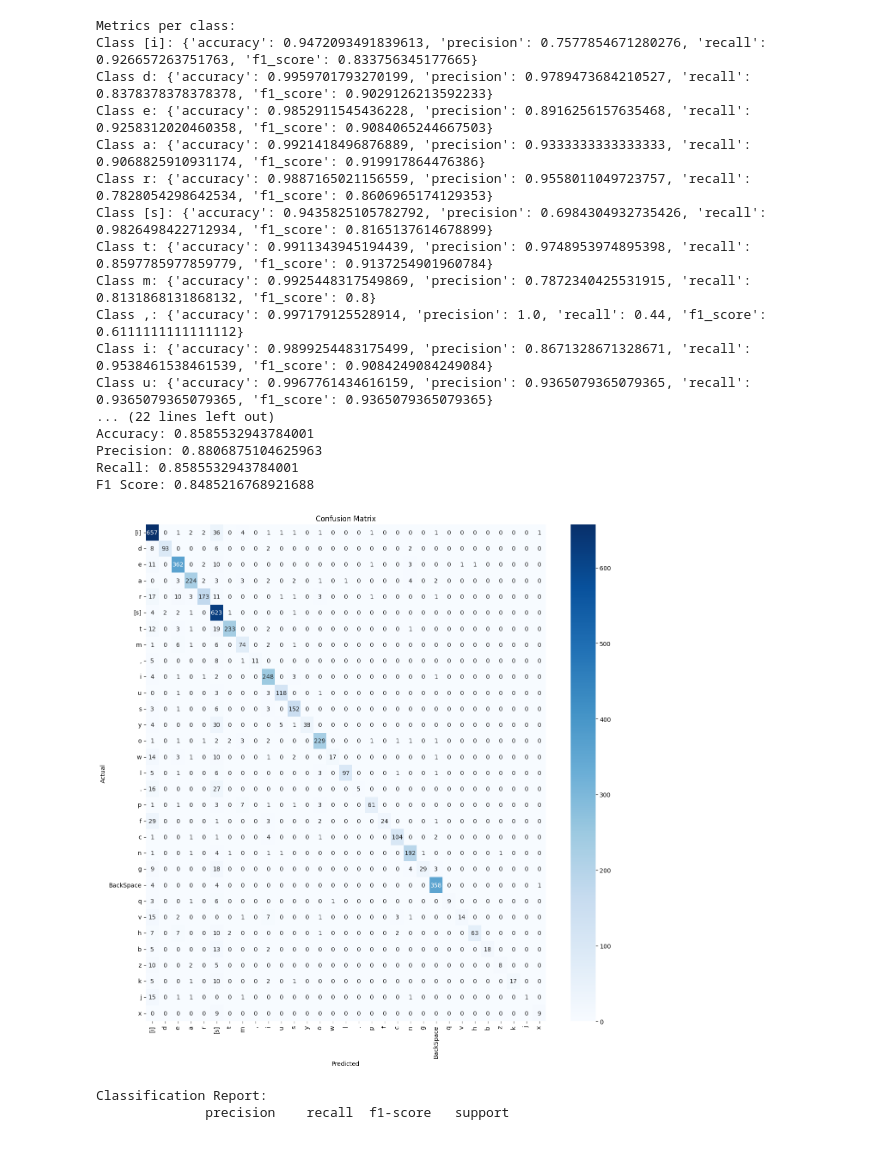
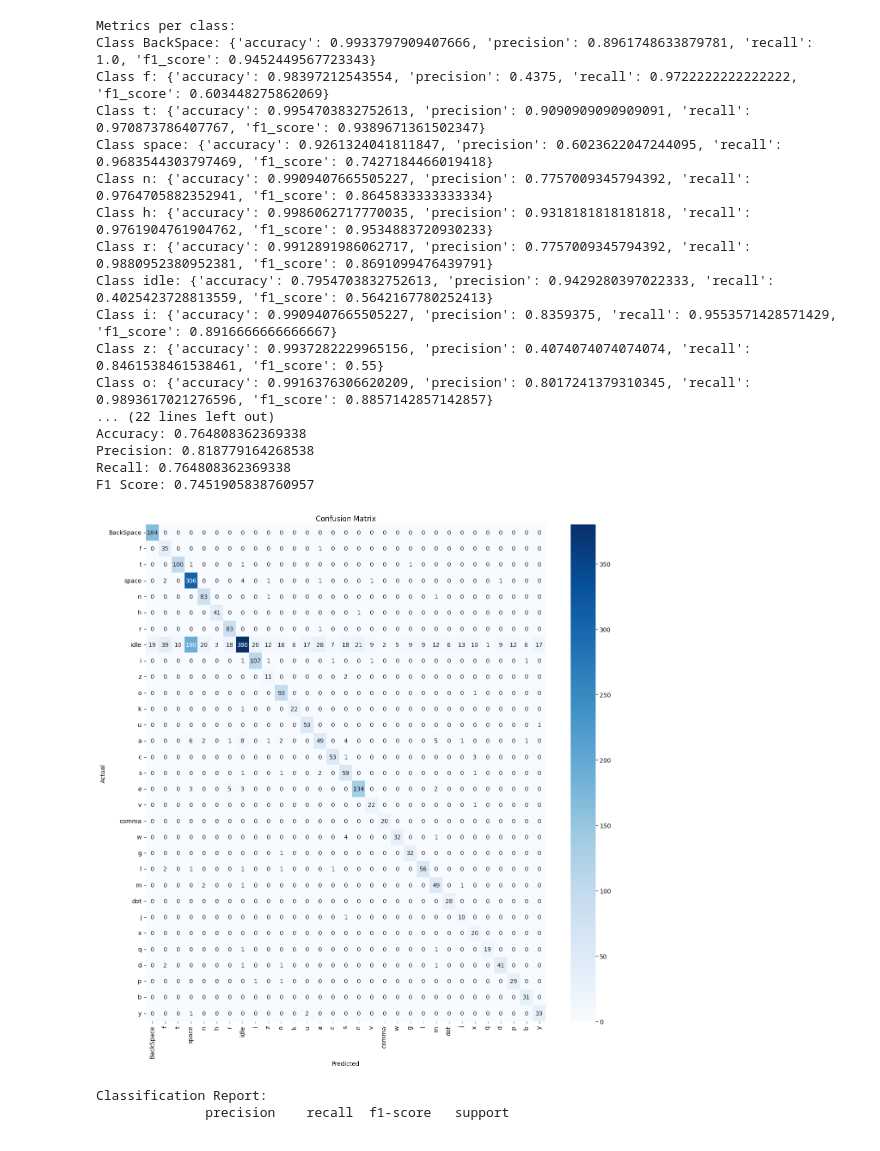
Before and after one commit to haily835/keystroke-recognition, a Jupyter notebook: visualize_result.ipynb, the cells around one changed output. Drawn from its saved outputs; the diff is of its cells as text; code cells hidden in the pictures.

```diff
--- a/visualize_result.ipynb
+++ b/visualize_result.ipynb
@@ -6,7 +6,7 @@ import matplotlib.pyplot as plt
 from sklearn.metrics import accuracy_score, precision_score, recall_score, f1_score, confusion_matrix
 
 # Read the CSV file
-df = pd.read_csv('test_result.csv')
+df = pd.read_csv('test_results.csv')
 
 # Ensure the column names are correct
 assert 'target' in df.columns, "Column 'target' not found in the CSV"
@@ -29,49 +29,49 @@ for cls in unique_classes:
     }
 
 # Calculate overall metrics
 overall_accuracy = accuracy_score(df['target'], df['pred'])
 overall_precision = precision_score(df['target'], df['pred'], average='weighted', zero_division=0)
 overall_recall = recall_score(df['target'], df['pred'], average='weighted', zero_division=0)
 overall_f1 = f1_score(df['target'], df['pred'], average='weighted', zero_division=0)
 
 # Print the metrics
 print("Metrics per class:")
 for cls, metrics in metrics_per_class.items():
     print(f"Class {cls}: {metrics}")
 
 print("\nOverall Metrics:")
 print(f"Accuracy: {overall_accuracy}")
 print(f"Precision: {overall_precision}")
 print(f"Recall: {overall_recall}")
 print(f"F1 Score: {overall_f1}")
 
 # Draw the confusion matrix and heat map
 conf_matrix = confusion_matrix(df['target'], df['pred'], labels=unique_classes)
 plt.figure(figsize=(15, 15))
 sns.heatmap(conf_matrix, annot=True, fmt='d', xticklabels=unique_classes, yticklabels=unique_classes, cmap='Blues')
 plt.xlabel('Predicted')
 plt.ylabel('Actual')
 plt.title('Confusion Matrix')
 plt.show()
 # %% [output]
 Metrics per class:
-Class [i]: {'accuracy': 0.9472093491839613, 'precision': 0.7577854671280276, 'recall': 0.926657263751763, 'f1_score': 0.833756345177665}
-Class d: {'accuracy': 0.9959701793270199, 'precision': 0.9789473684210527, 'recall': 0.8378378378378378, 'f1_score': 0.9029126213592233}
-Class e: {'accuracy': 0.9852911545436228, 'precision': 0.8916256157635468, 'recall': 0.9258312020460358, 'f1_score': 0.9084065244667503}
-Class a: {'accuracy': 0.9921418496876889, 'precision': 0.9333333333333333, 'recall': 0.9068825910931174, 'f1_score': 0.919917864476386}
-Class r: {'accuracy': 0.9887165021156559, 'precision': 0.9558011049723757, 'recall': 0.7828054298642534, 'f1_score': 0.8606965174129353}
-Class [s]: {'accuracy': 0.9435825105782792, 'precision': 0.6984304932735426, 'recall': 0.9826498422712934, 'f1_score': 0.8165137614678899}
-Class t: {'accuracy': 0.9911343945194439, 'precision': 0.9748953974895398, 'recall': 0.8597785977859779, 'f1_score': 0.9137254901960784}
-Class m: {'accuracy': 0.9925448317549869, 'precision': 0.7872340425531915, 'recall': 0.8131868131868132, 'f1_score': 0.8}
-Class ,: {'accuracy': 0.997179125528914, 'precision': 1.0, 'recall': 0.44, 'f1_score': 0.6111111111111112}
-Class i: {'accuracy': 0.9899254483175499, 'precision': 0.8671328671328671, 'recall': 0.9538461538461539, 'f1_score': 0.9084249084249084}
-Class u: {'accuracy': 0.9967761434616159, 'precision': 0.9365079365079365, 'recall': 0.9365079365079365, 'f1_score': 0.9365079365079365}
+Class BackSpace: {'accuracy': 0.9933797909407666, 'precision': 0.8961748633879781, 'recall': 1.0, 'f1_score': 0.9452449567723343}
+Class f: {'accuracy': 0.98397212543554, 'precision': 0.4375, 'recall': 0.9722222222222222, 'f1_score': 0.603448275862069}
+Class t: {'accuracy': 0.9954703832752613, 'precision': 0.9090909090909091, 'recall': 0.970873786407767, 'f1_score': 0.9389671361502347}
+Class space: {'accuracy': 0.9261324041811847, 'precision': 0.6023622047244095, 'recall': 0.9683544303797469, 'f1_score': 0.7427184466019418}
+Class n: {'accuracy': 0.9909407665505227, 'precision': 0.7757009345794392, 'recall': 0.9764705882352941, 'f1_score': 0.8645833333333334}
+Class h: {'accuracy': 0.9986062717770035, 'precision': 0.9318181818181818, 'recall': 0.9761904761904762, 'f1_score': 0.9534883720930233}
+Class r: {'accuracy': 0.9912891986062717, 'precision': 0.7757009345794392, 'recall': 0.9880952380952381, 'f1_score': 0.8691099476439791}
+Class idle: {'accuracy': 0.7954703832752613, 'precision': 0.9429280397022333, 'recall': 0.4025423728813559, 'f1_score': 0.5642167780252413}
+Class i: {'accuracy': 0.9909407665505227, 'precision': 0.8359375, 'recall': 0.9553571428571429, 'f1_score': 0.8916666666666667}
+Class z: {'accuracy': 0.9937282229965156, 'precision': 0.4074074074074074, 'recall': 0.8461538461538461, 'f1_score': 0.55}
+Class o: {'accuracy': 0.9916376306620209, 'precision': 0.8017241379310345, 'recall': 0.9893617021276596, 'f1_score': 0.8857142857142857}
 ... (22 lines left out)
-Accuracy: 0.8585532943784001
-Precision: 0.8806875104625963
-Recall: 0.8585532943784001
-F1 Score: 0.8485216768921688
+Accuracy: 0.764808362369338
+Precision: 0.818779164268538
+Recall: 0.764808362369338
+F1 Score: 0.7451905838760957
-[figure, old version]
+[figure, new version]
 # %%
 from sklearn.metrics import classification_report, confusion_matrix
 
```
Also changed, not shown: parts of 1 cell of this notebook, 4 other files.
